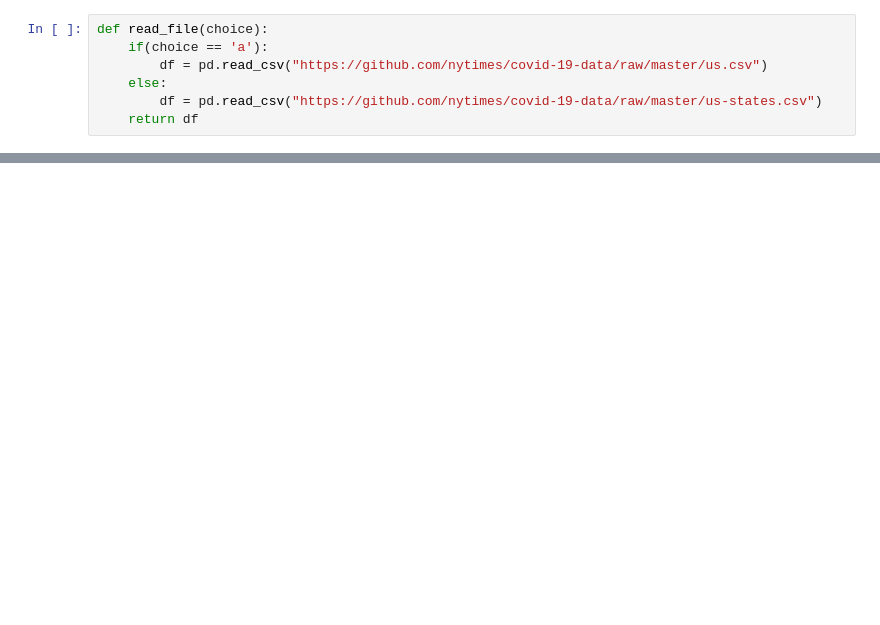
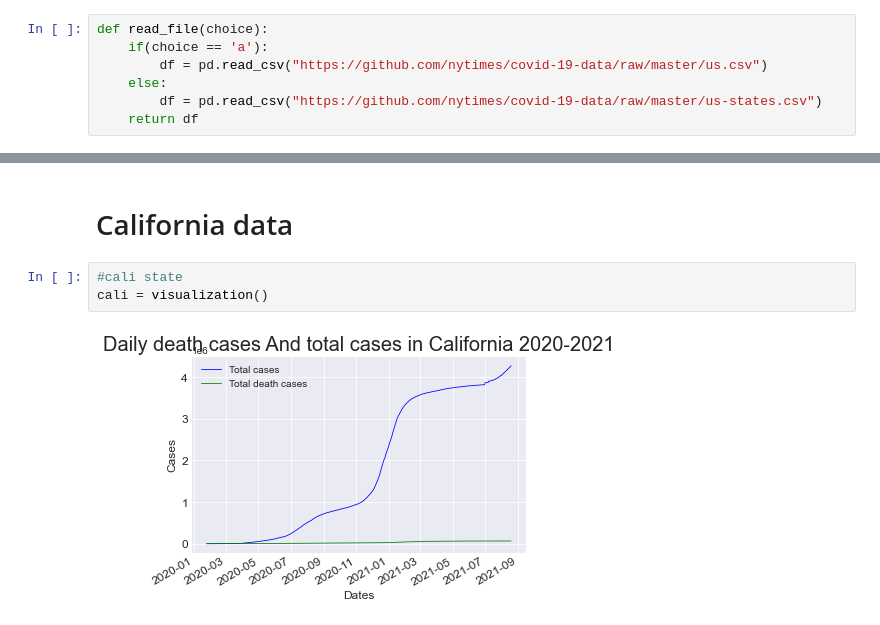
Before and after one commit to jenlcmc/COVID19-Data-Visualization, a Jupyter notebook: covid19.ipynb, the cells around one changed output, grey strips where cells are left out. Drawn from its saved outputs; the diff is of its cells as text; blank space fills up the shorter version.

```diff
--- a/covid19.ipynb
+++ b/covid19.ipynb
@@ -89,0 +185,7 @@ B/b for state data
+# %% [markdown]
+# California data
+# %%
+#cali state
+cali = visualization()
+# %% [output]
+[figure, added]
```
Also changed, not shown: parts of 24 cells of this notebook.
